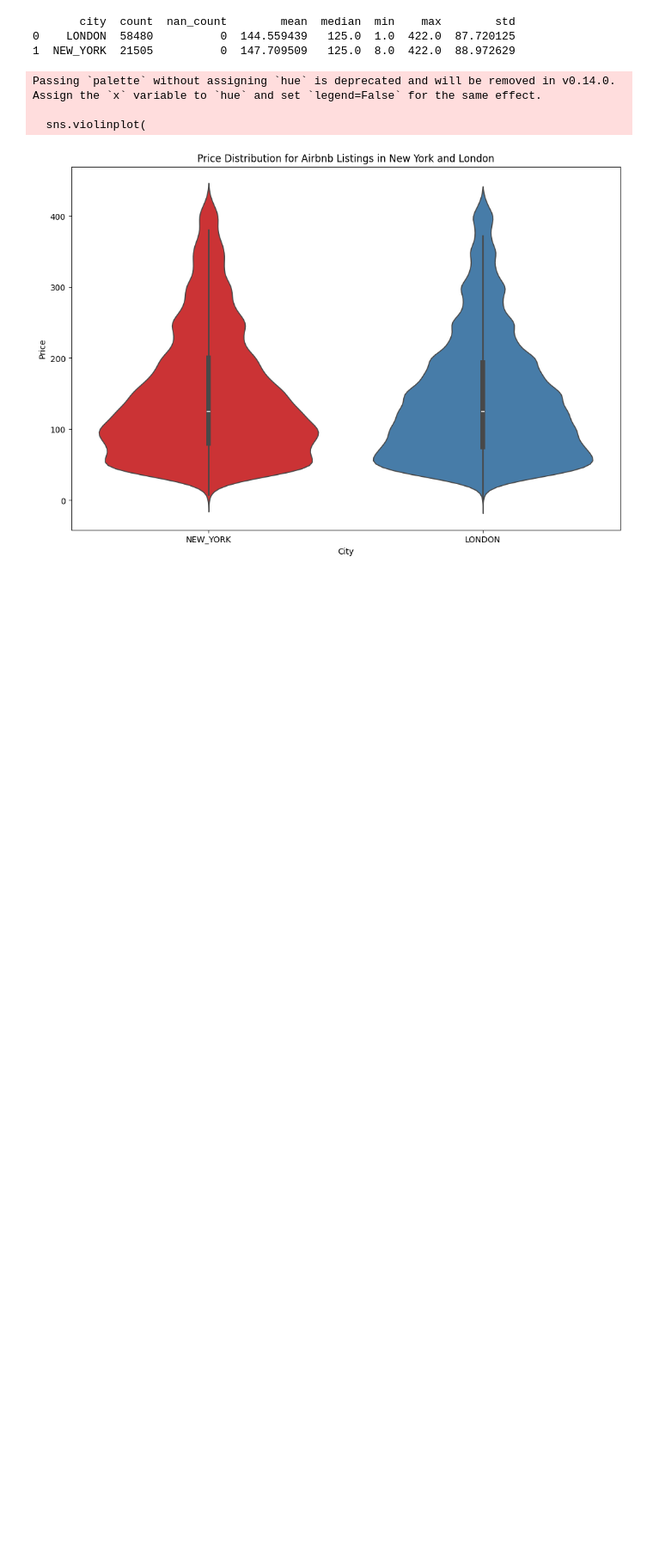
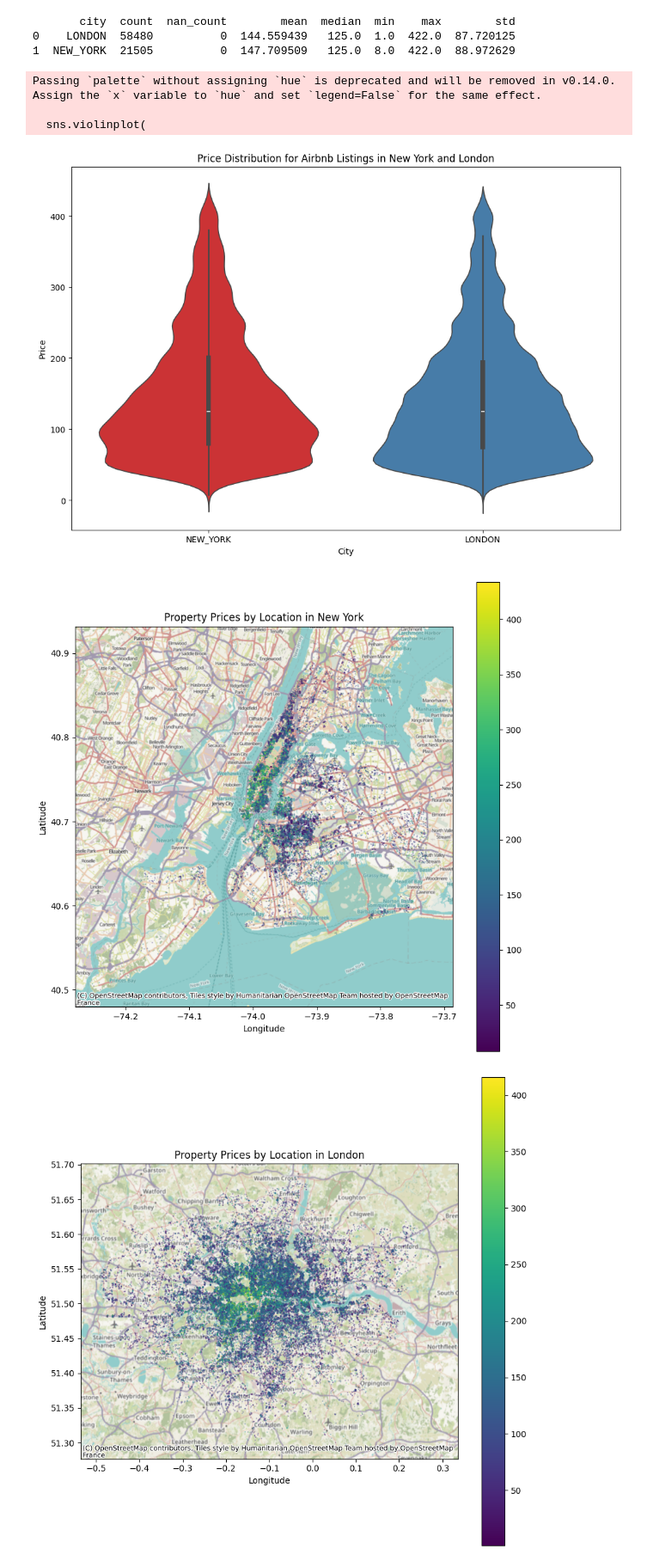
Before and after one commit to Fifus17/Data-Exploration, a Jupyter notebook: rbnb_data_exploration.ipynb, the cells around one changed output. Shown at 86% size. Cells and saved outputs as stored; diff of their text form; code cells hidden in the pictures; blank space fills up the shorter version.

Commit message:
Add map graphs

```diff
--- a/rbnb_data_exploration.ipynb
+++ b/rbnb_data_exploration.ipynb
@@ -169,3 +169,26 @@ Passing `palette` without assigning `hue` is deprecated and will be removed in v
 
   sns.violinplot(
 [figure]
+# %%
+import geopandas as gpd
+import geopandas as gpd
+import contextily as ctx
+from shapely.geometry import Point
+
+def plot_map_with_price(df, city_name):
+    geometry = [Point(xy) for xy in zip(df['longitude'], df['latitude'])]
+    gdf = gpd.GeoDataFrame(df, geometry=geometry, crs="EPSG:4326")
+    fig, ax = plt.subplots(figsize=(10, 10))
+    gdf.plot(column='price', cmap='viridis', legend=True, markersize=0.5, alpha=0.3, ax=ax)
+    ctx.add_basemap(ax, crs=gdf.crs)
+
+    plt.title(f'Property Prices by Location in {city_name}')
+    plt.xlabel('Longitude')
+    plt.ylabel('Latitude')
+    plt.show()
+# %%
+plot_map_with_price(remove_outliers(ny_data, 'price'), 'New York')
+plot_map_with_price(remove_outliers(london_data, 'price'), 'London')
+# %% [output]
+[figure, added]
+[figure, added]
```
Also changed, not shown: 2 other files.
